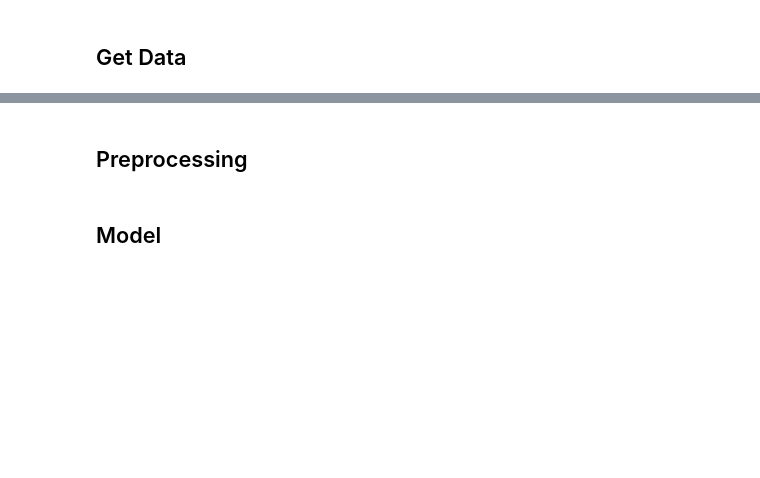
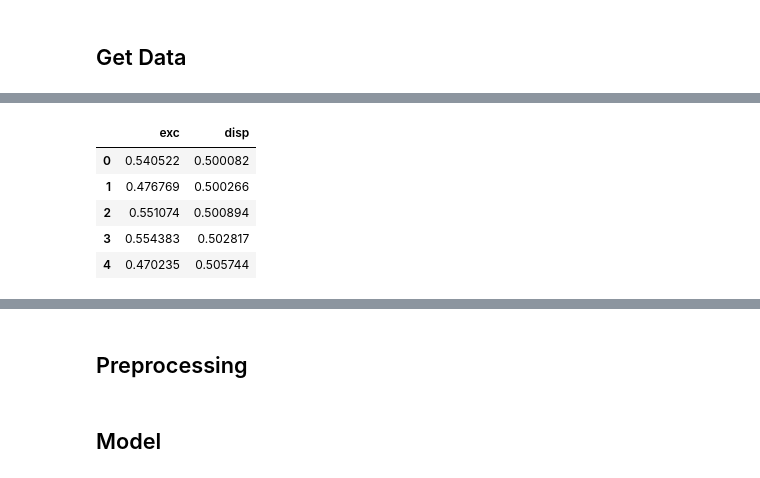
Before and after one commit to andmck1/nn-sdof, a Jupyter notebook: CNN.ipynb, the cells around one changed output, grey strips where cells are left out. Drawn from its saved outputs; the diff is of its cells as text; code cells hidden in the pictures; blank space fills up the shorter version.

```diff
--- a/CNN.ipynb
+++ b/CNN.ipynb
@@ -75,0 +28,9 @@ for info in [(acc_df, 'acc', 'acc_10noise', 'Acceleration'),
+# %%
+train_df.head()
+# %% [output]
+|  | exc | disp |
+| 0 | 0.540522 | 0.500082 |
+| 1 | 0.476769 | 0.500266 |
+| 2 | 0.551074 | 0.500894 |
+| 3 | 0.554383 | 0.502817 |
+| 4 | 0.470235 | 0.505744 |
```
Also changed, not shown: parts of 30 cells of this notebook, 7 other files.
